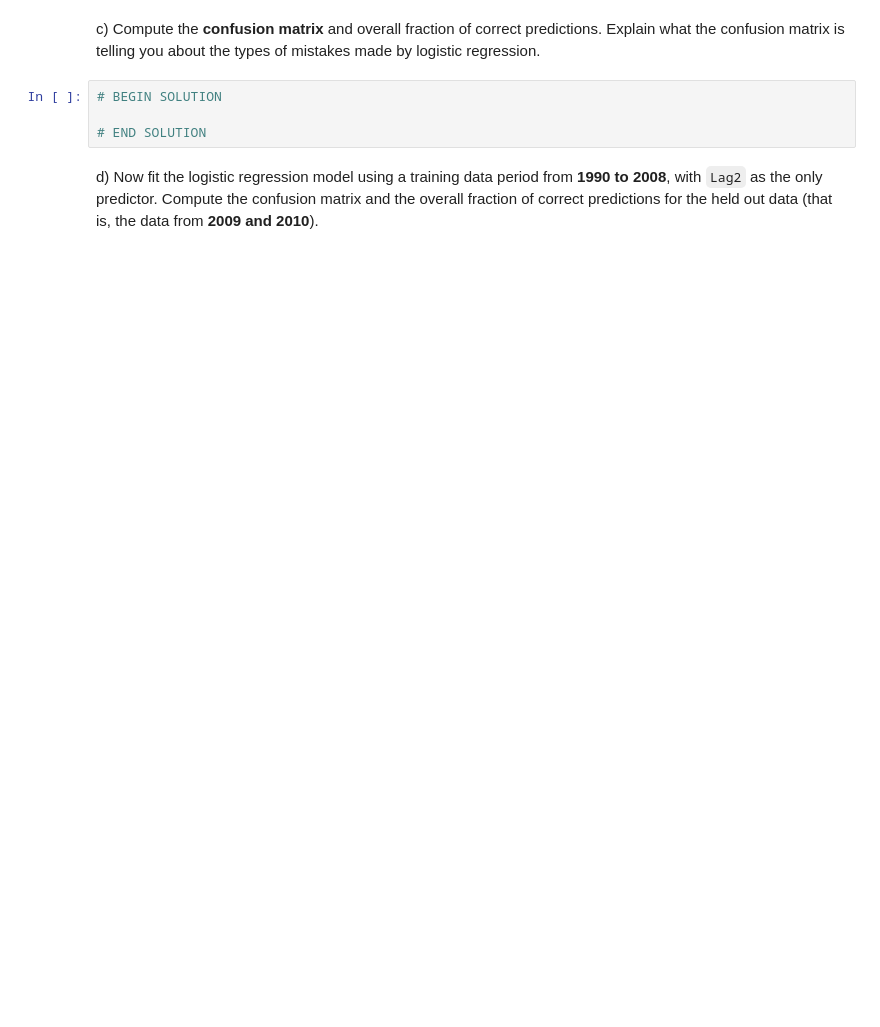
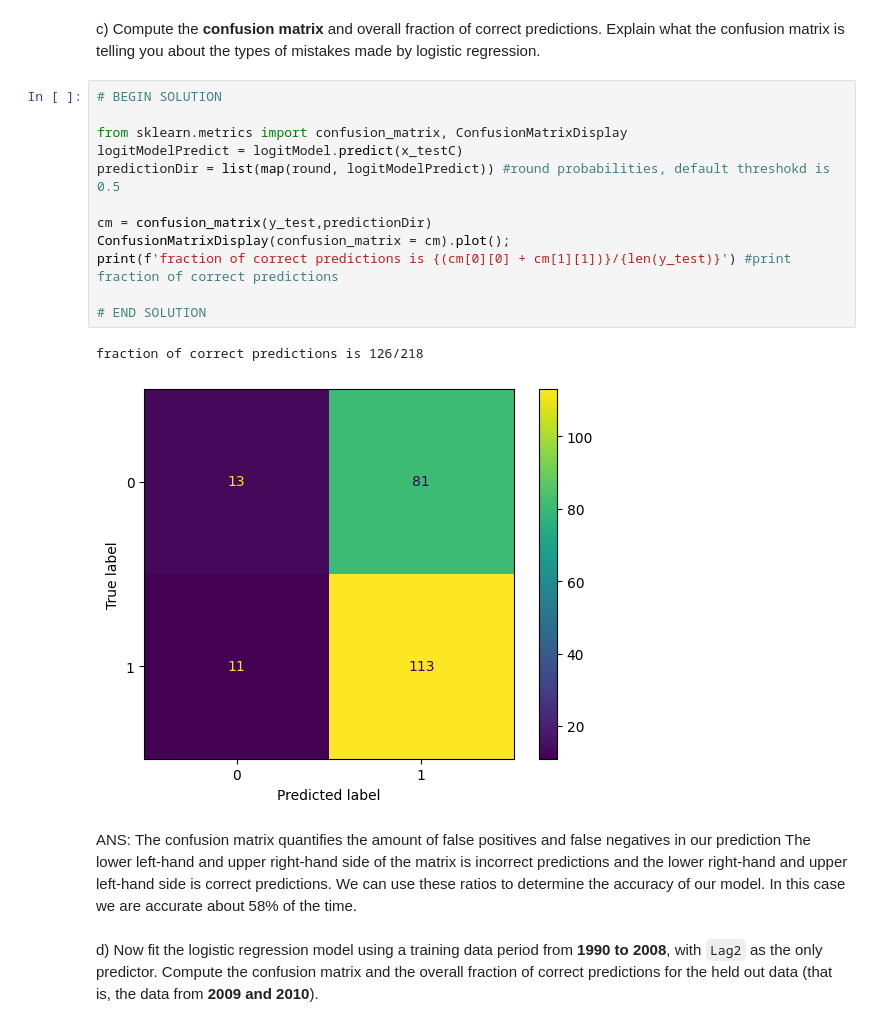
Before and after one commit to christian-ortmann/INFO521, a Jupyter notebook: ortmann_hw4_521.ipynb, the cells around one changed output. Cells and saved outputs as stored; diff of their text form; blank space fills up the shorter version.

```diff
--- a/ortmann_hw4_521.ipynb
+++ b/ortmann_hw4_521.ipynb
@@ -152,7 +160,20 @@ c) Compute the __confusion matrix__ and overall fraction of correct predictions.
 # %%
 # BEGIN SOLUTION
 
+from sklearn.metrics import confusion_matrix, ConfusionMatrixDisplay
+logitModelPredict = logitModel.predict(x_testC)
+predictionDir = list(map(round, logitModelPredict)) #round probabilities, default threshokd is 0.5
+
+cm = confusion_matrix(y_test,predictionDir)
+ConfusionMatrixDisplay(confusion_matrix = cm).plot();
+print(f'fraction of correct predictions is {(cm[0][0] + cm[1][1])}/{len(y_test)}') #print fraction of correct predictions
+
 # END SOLUTION
+# %% [output]
+fraction of correct predictions is 126/218
+[figure, added]
+# %% [markdown]
+ANS: The confusion matrix quantifies the amount of false positives and false negatives in our prediction The lower left-hand and upper right-hand side of the matrix is incorrect predictions and the lower right-hand and upper left-hand side is correct predictions. We can use these ratios to determine the accuracy of our model. In this case we are accurate about 58% of the time.
 # %% [markdown]
   d) Now fit the logistic regression model using a training data period from __1990 to 2008__, with `Lag2` as the only predictor. Compute the confusion matrix and the overall fraction of correct predictions for the held out data (that is, the data from __2009 and 2010__).
 # %%
```
Also changed, not shown: parts of 25 cells of this notebook.
